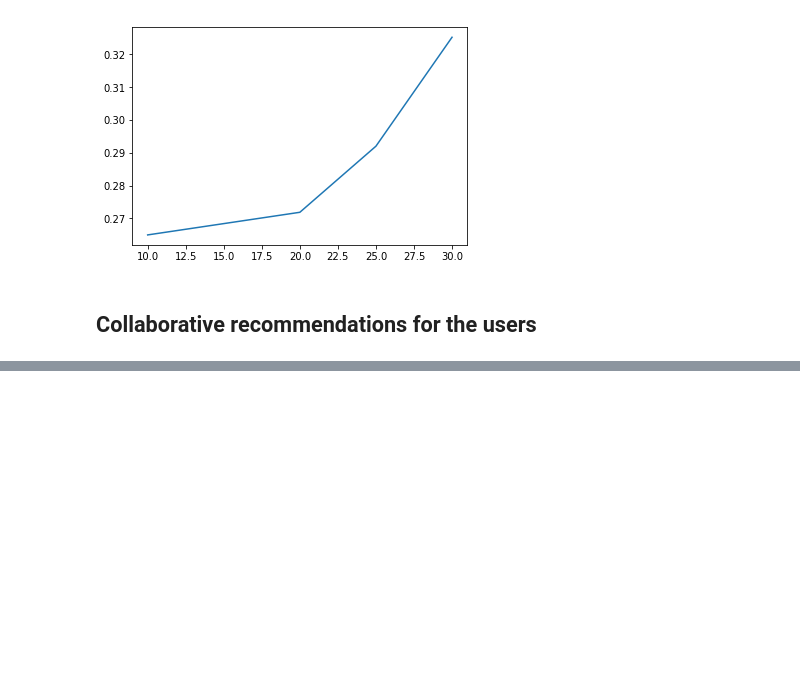
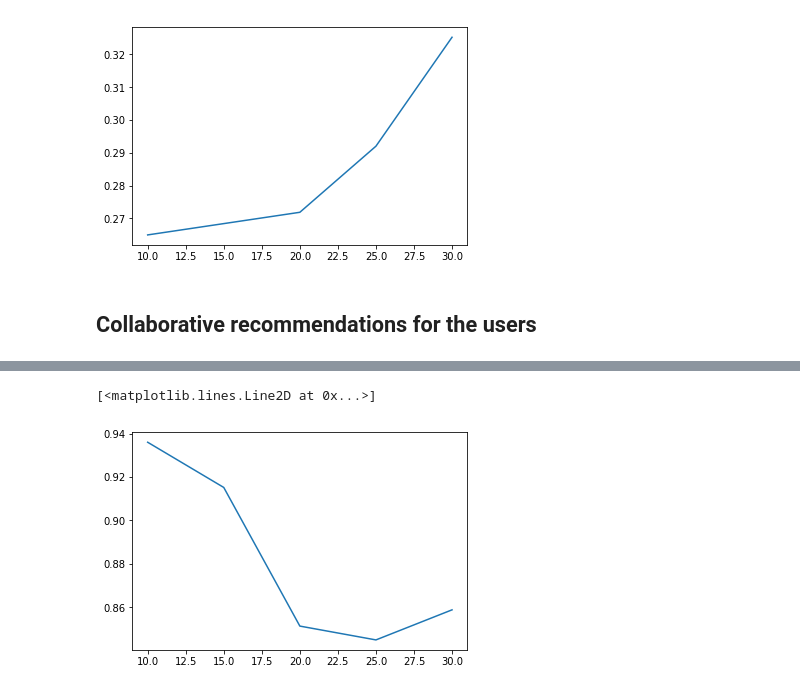
Before and after one commit to ace-racer/ContextualRecommender, a Jupyter notebook: hybird_recommender/evaluation/EvaluateRecommenders1-ByViewedRecommendations.ipynb, the cells around one changed output, grey strips where cells are left out. Saved outputs shown, nothing was run; the diff lists cells and outputs as text; code cells hidden in the pictures; blank space fills up the shorter version.

```diff
--- a/hybird_recommender/evaluation/EvaluateRecommenders1-ByViewedRecommendations.ipynb
+++ b/hybird_recommender/evaluation/EvaluateRecommenders1-ByViewedRecommendations.ipynb
@@ -191,0 +230,9 @@ plt.plot(x, y)
+# %%
+hybrid_reco_perfs = []
+for itr in [10, 15, 20, 25, 30]:
+    hybrid_reco_perf = 0
+    for jtr in range(10):
+        selected_users = np.random.choice(unique_users, 20, False)
+        hybrid_reco_perf += get_collaborative_recommendation_performance(selected_users, itr)
+
+    hybrid_reco_perfs.append((itr, hybrid_reco_perf/10))
@@ -191,0 +247,8 @@ plt.plot(x, y)
+# %%
+x = [hybrid_reco_perf[0] for hybrid_reco_perf in hybrid_reco_perfs]
+y = [hybrid_reco_perf[1] for hybrid_reco_perf in hybrid_reco_perfs]
+
+plt.plot(x, y)
+# %% [output]
+[<matplotlib.lines.Line2D at 0x...>]
+[figure, added]
```
Also changed, not shown: parts of 7 cells of this notebook.
